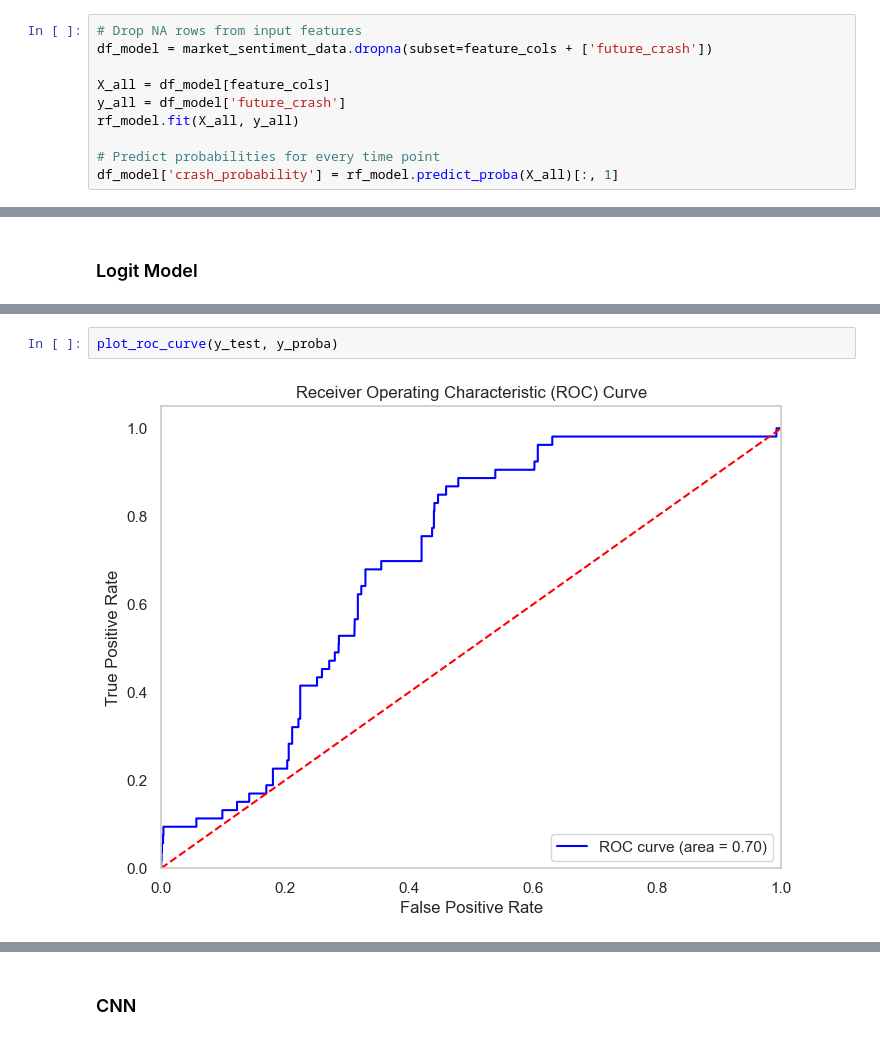
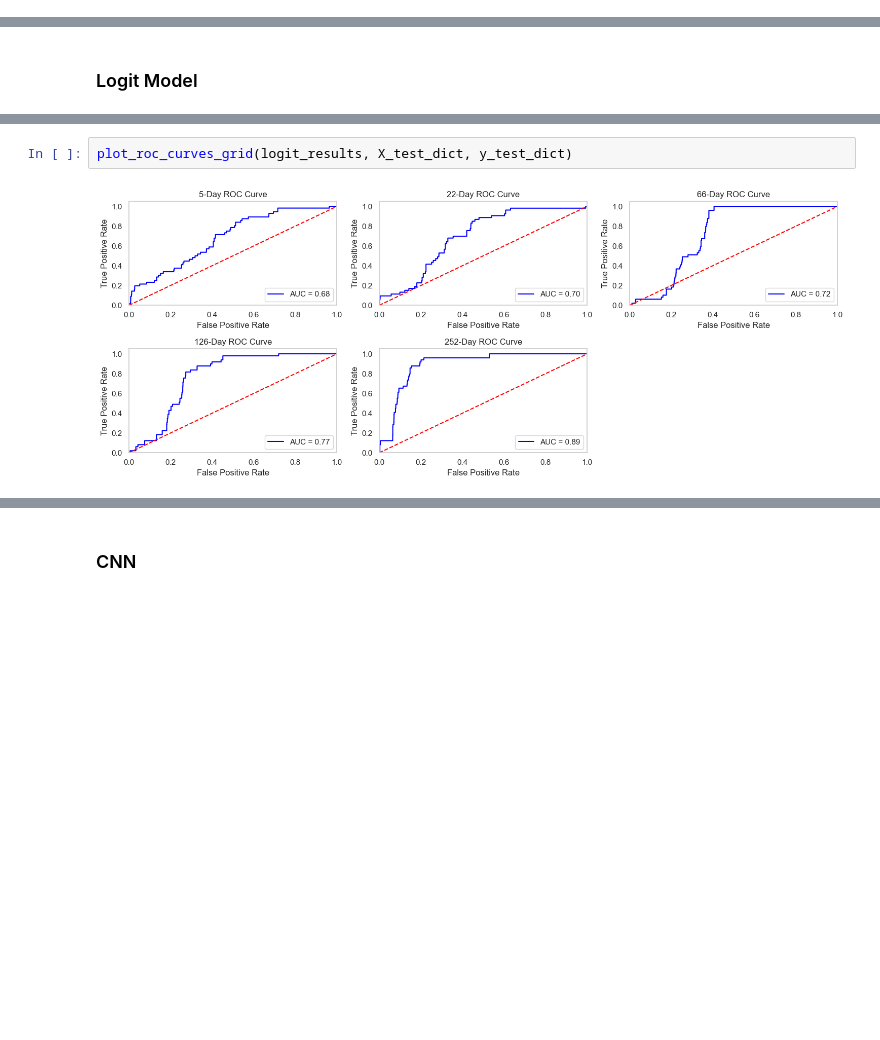
Before and after one commit to namolert/dynamic-ews, a Jupyter notebook: stock_price.ipynb, the cells around one changed output, grey strips where cells are left out. Drawn from its saved outputs; the diff is of its cells as text; blank space fills up the shorter version.

```diff
--- a/stock_price.ipynb
+++ b/stock_price.ipynb
@@ -589,10 +723,0 @@ plot_roc_curve(y_test, y_proba)
-# %%
-# Drop NA rows from input features
-df_model = market_sentiment_data.dropna(subset=feature_cols + ['future_crash'])
-
-X_all = df_model[feature_cols]
-y_all = df_model['future_crash']
-rf_model.fit(X_all, y_all)
-
-# Predict probabilities for every time point
-df_model['crash_probability'] = rf_model.predict_proba(X_all)[:, 1]
@@ -643,4 +808,4 @@ print(coefficients)
 # %%
-plot_roc_curve(y_test, y_proba)
+plot_roc_curves_grid(logit_results, X_test_dict, y_test_dict)
 # %% [output]
-[figure, old version]
+[figure, new version]
```
Also changed, not shown: parts of 28 cells of this notebook, 6 other files.
